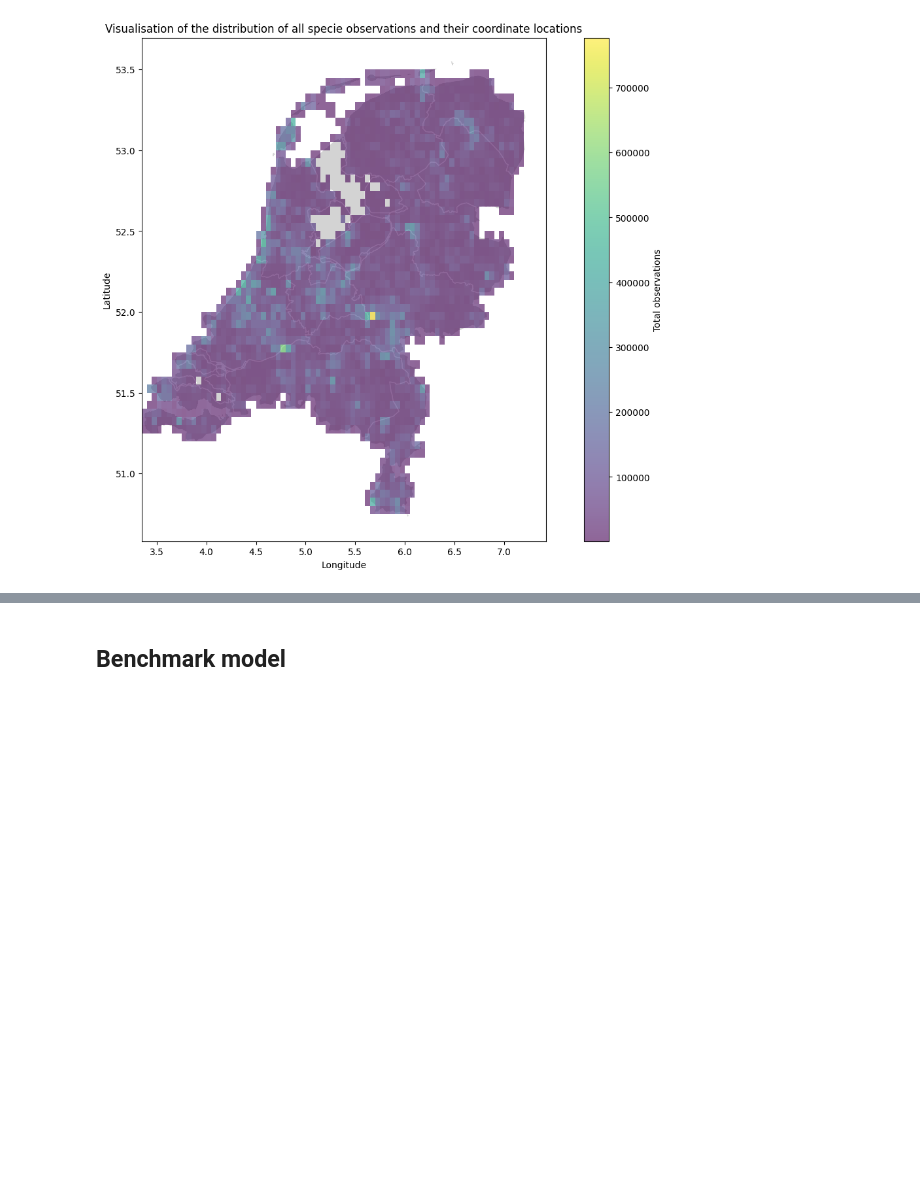
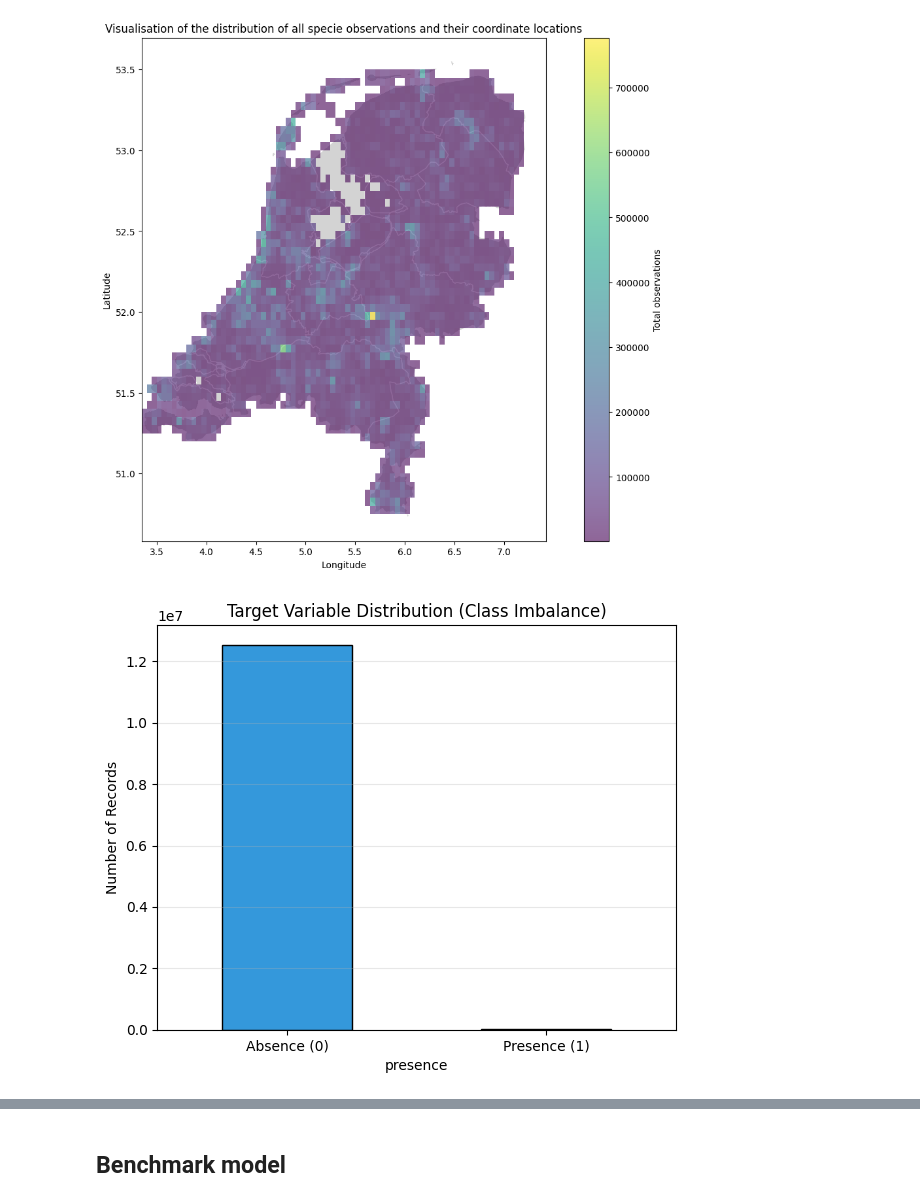
Before and after one commit to Lars399/DSAI-project-, a Jupyter notebook: Main_notebook.ipynb, the cells around one changed output, grey strips where cells are left out. Cells and saved outputs as stored; diff of their text form; code cells hidden in the pictures; blank space fills up the shorter version.

Commit message:
Added 4 new diagrams for data understanding

```diff
--- a/Main_notebook.ipynb
+++ b/Main_notebook.ipynb
@@ -242,3 +235,23 @@ def show_distribution_map(df_map, nl):
 show_distribution_map(merged_df, nl_layer)
 # %% [output]
 [figure]
+# %%
+
+# Bar Chart: Count of Absence (0) vs Presence (1)
+
+# Get the counts of each class
+class_counts = merged_df['presence'].value_counts()
+
+# Plot the class distribution
+fig, ax = plt.subplots(figsize=(6, 5))
+class_counts.plot(kind='bar', color=['#3498db', '#e74c3c'], edgecolor='black', ax=ax)
+
+ax.set_title('Target Variable Distribution (Class Imbalance)')
+ax.set_xticklabels(['Absence (0)', 'Presence (1)'], rotation=0)
+ax.set_ylabel('Number of Records')
+ax.grid(axis='y', alpha=0.3)
+
+plt.tight_layout()
+plt.show()
+# %% [output]
+[figure, added]
```
Also changed, not shown: parts of 9 cells of this notebook.
